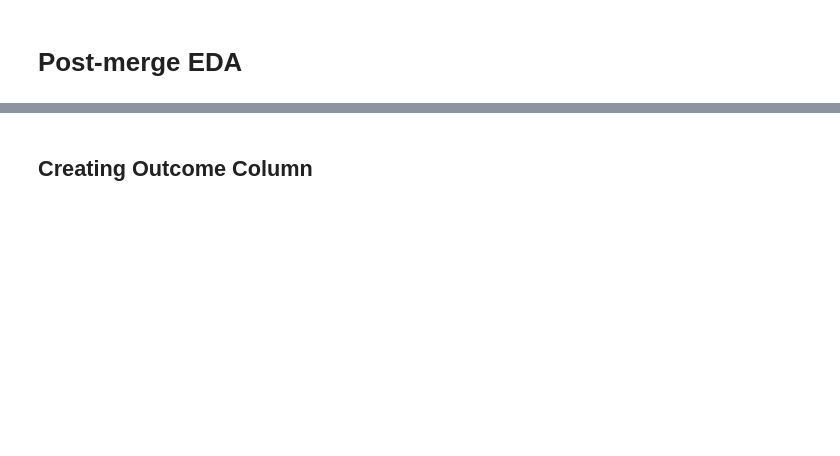
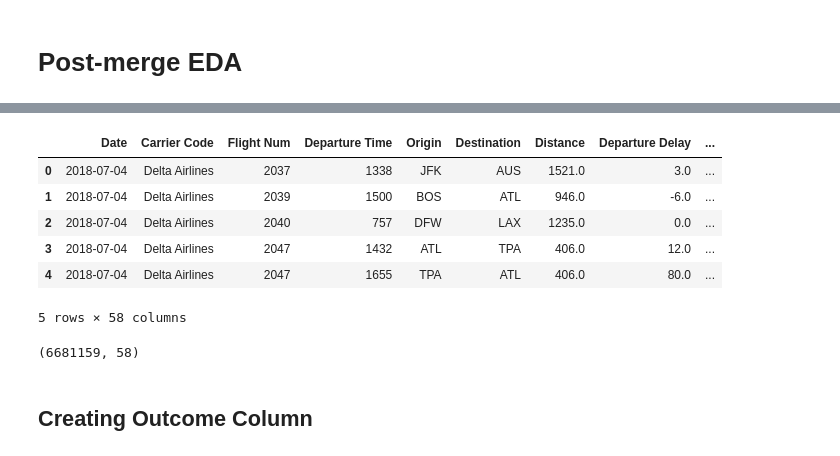
Before and after one commit to theianchia/predicting-flight-delays, a Jupyter notebook: eda/eda.ipynb, the cells around one changed output, grey strips where cells are left out. Saved outputs shown, nothing was run; the diff lists cells and outputs as text; code cells hidden in the pictures; blank space fills up the shorter version.

```diff
--- a/eda/eda.ipynb
+++ b/eda/eda.ipynb
@@ -51,3 +64,20 @@ print(df[col].min())
+# %%
+df2 = pd.read_csv("../scripts/eda_2018_part2.csv")
+df2.head()
+# %% [output]
+|  | Date | Carrier Code | Flight Num | Departure Time | Origin | Destination | Distance | Departure Delay | ... |
+| 0 | 2018-07-04 | Delta Airlines | 2037 | 1338 | JFK | AUS | 1521.0 | 3.0 | ... |
+| 1 | 2018-07-04 | Delta Airlines | 2039 | 1500 | BOS | ATL | 946.0 | -6.0 | ... |
+| 2 | 2018-07-04 | Delta Airlines | 2040 | 757 | DFW | LAX | 1235.0 | 0.0 | ... |
+| 3 | 2018-07-04 | Delta Airlines | 2047 | 1432 | ATL | TPA | 406.0 | 12.0 | ... |
+| 4 | 2018-07-04 | Delta Airlines | 2047 | 1655 | TPA | ATL | 406.0 | 80.0 | ... |
+5 rows × 58 columns
+# %%
+data = [df1, df2]
+df = pd.concat(data)
+df.shape
+# %% [output]
+(6681159, 58)
 # %% [markdown]
 ## Creating Outcome Column
 # %%
```
Also changed, not shown: parts of 71 cells of this notebook.
